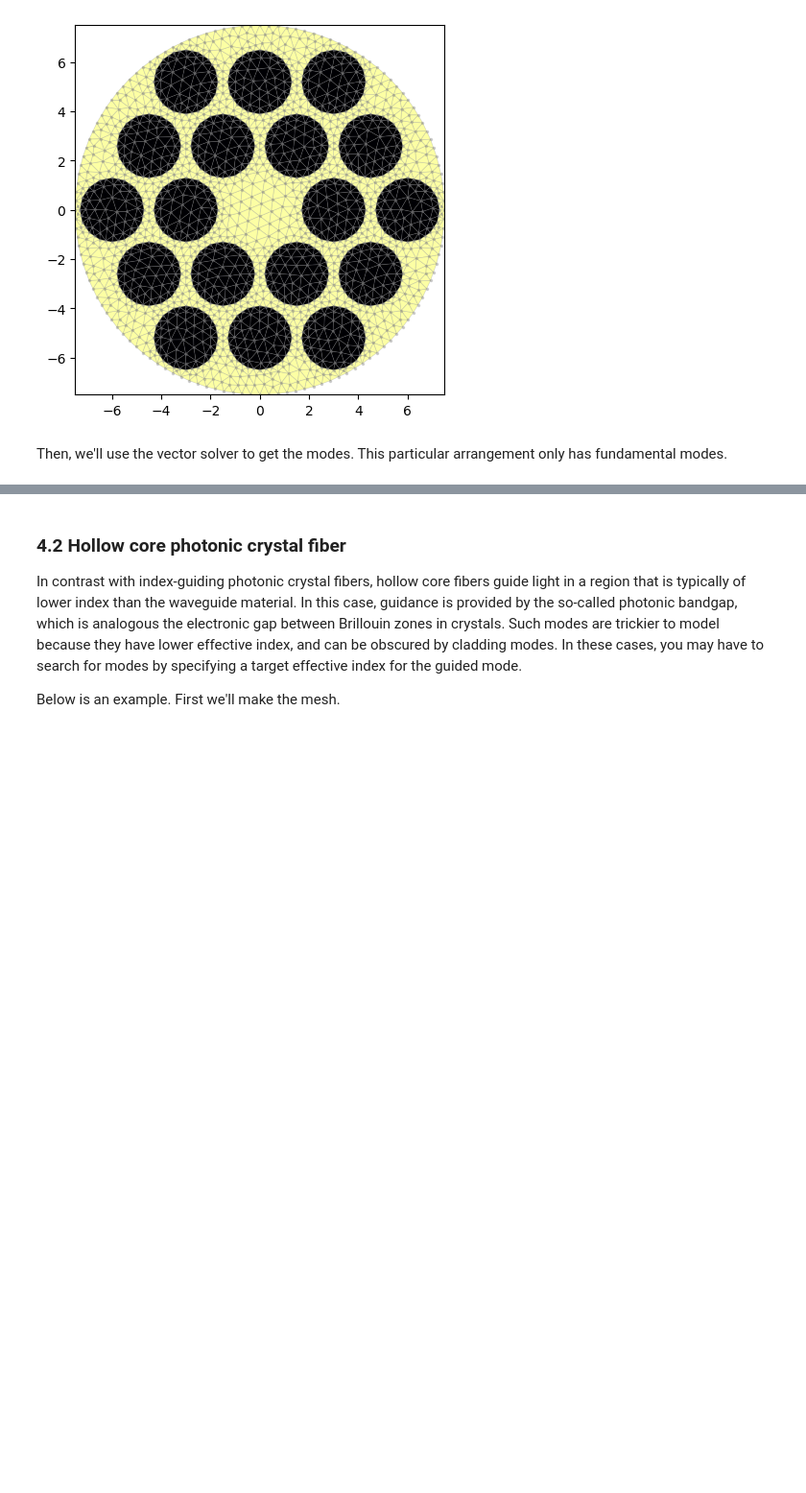
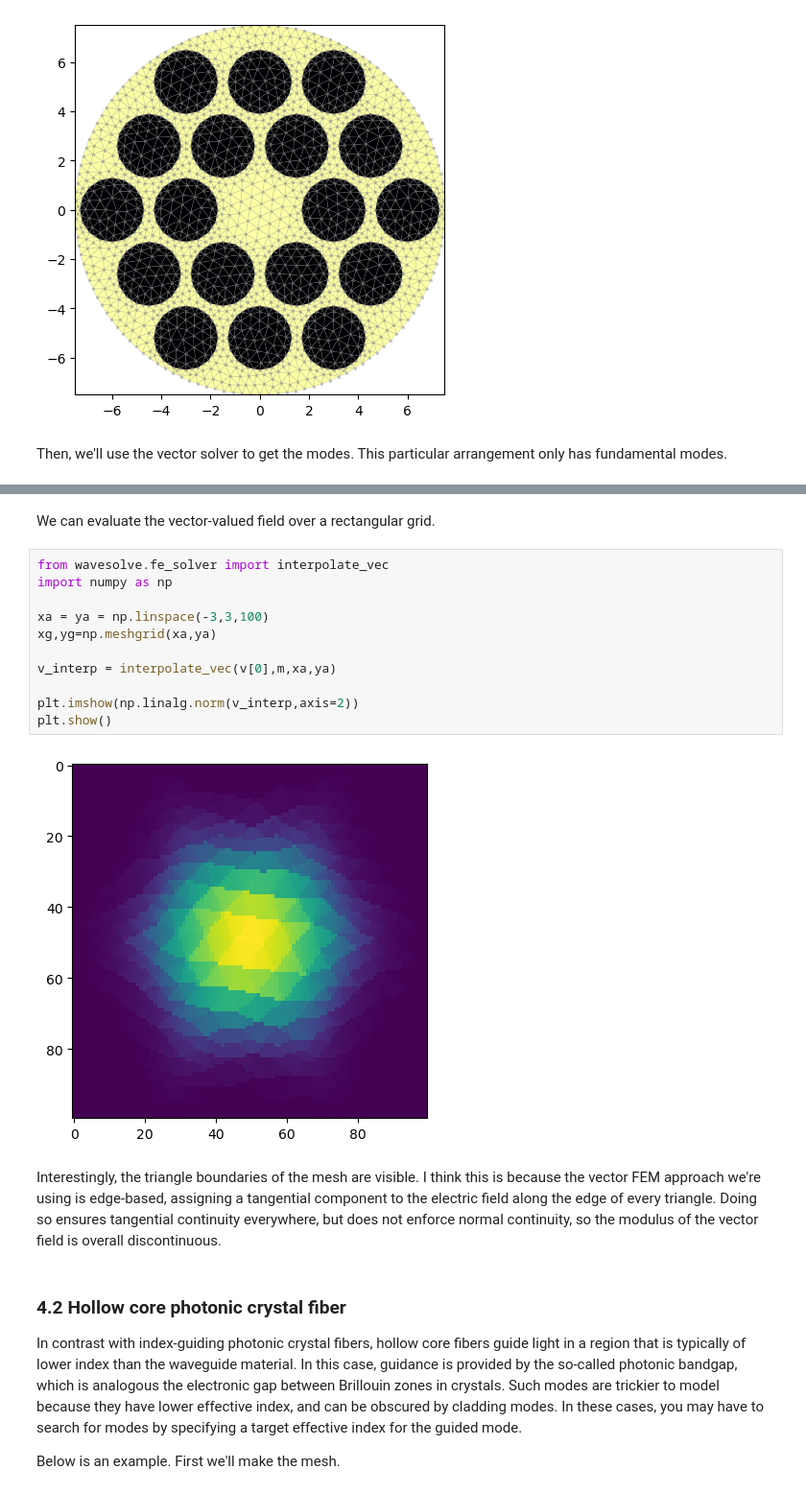
Before and after one commit to SAIL-Labs/wavesolve, a Jupyter notebook: getting-started.ipynb, the cells around one changed output, grey strips where cells are left out. Shown at 96% size. Drawn from its saved outputs; the diff is of its cells as text; blank space fills up the shorter version.

```diff
--- a/getting-started.ipynb
+++ b/getting-started.ipynb
@@ -442,3 +442,20 @@ plt.show()
+# %% [markdown]
+We can evaluate the vector-valued field over a rectangular grid.
+# %%
+from wavesolve.fe_solver import interpolate_vec
+import numpy as np
+
+xa = ya = np.linspace(-3,3,100)
+xg,yg=np.meshgrid(xa,ya)
+
+v_interp = interpolate_vec(v[0],m,xa,ya)
+
+plt.imshow(np.linalg.norm(v_interp,axis=2))
+plt.show()
+# %% [output]
+[figure, added]
+# %% [markdown]
+Interestingly, the triangle boundaries of the mesh are visible. I think this is because the vector FEM approach we're using is edge-based, assigning a tangential component to the electric field along the edge of every triangle. Doing so ensures tangential continuity everywhere, but does not enforce normal continuity, so the modulus of the vector field is overall discontinuous.
 # %% [markdown]
 ### **4.2 Hollow core photonic crystal fiber**
 In contrast with index-guiding photonic crystal fibers, hollow core fibers guide light in a region that is typically of lower index than the waveguide material. In this case, guidance is provided by the so-called photonic bandgap, which is analogous the electronic gap between Brillouin zones in crystals. Such modes are trickier to model because they have lower effective index, and can be obscured by cladding modes. In these cases, you may have to search for modes by specifying a target effective index for the guided mode.
```
Also changed, not shown: parts of 6 cells of this notebook.
